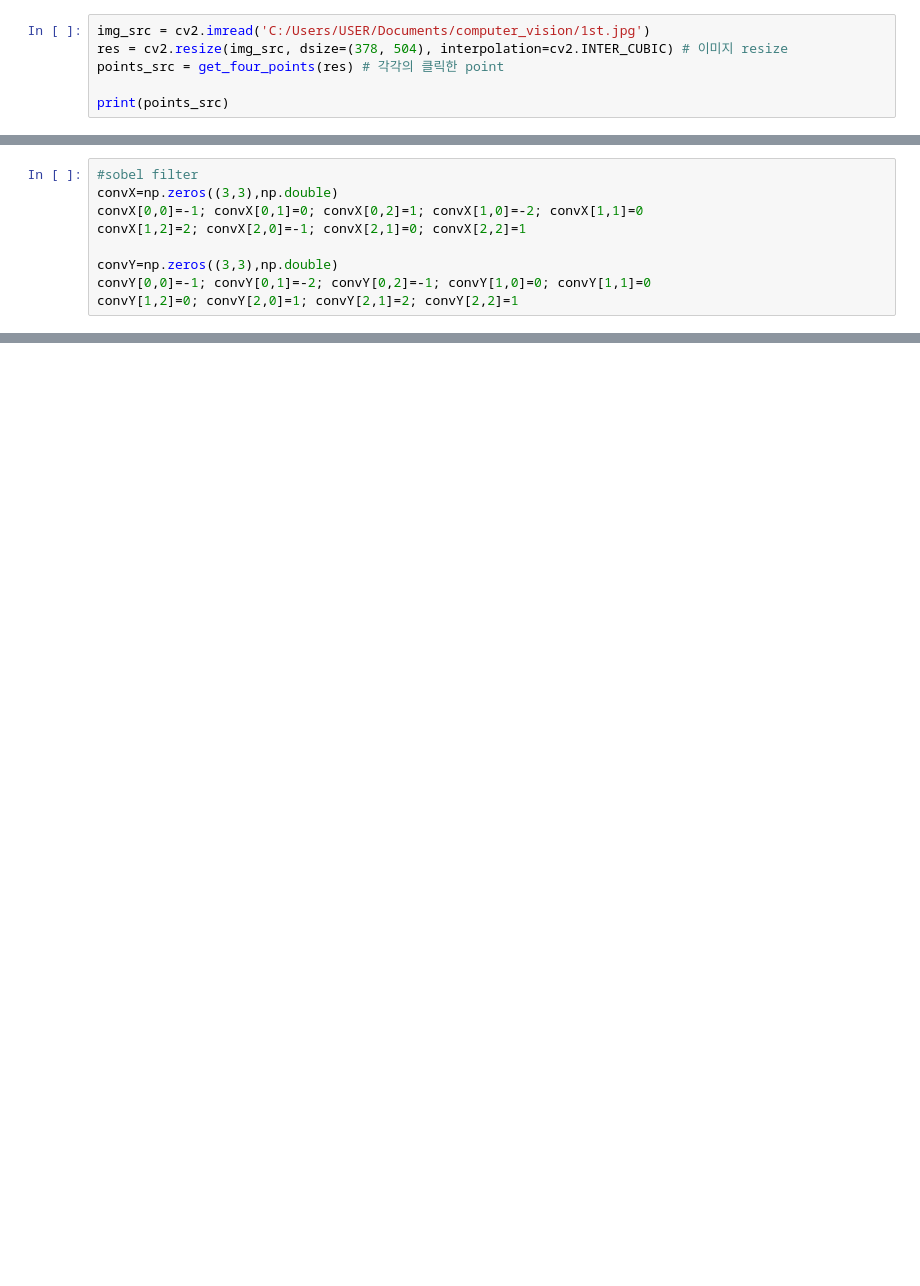
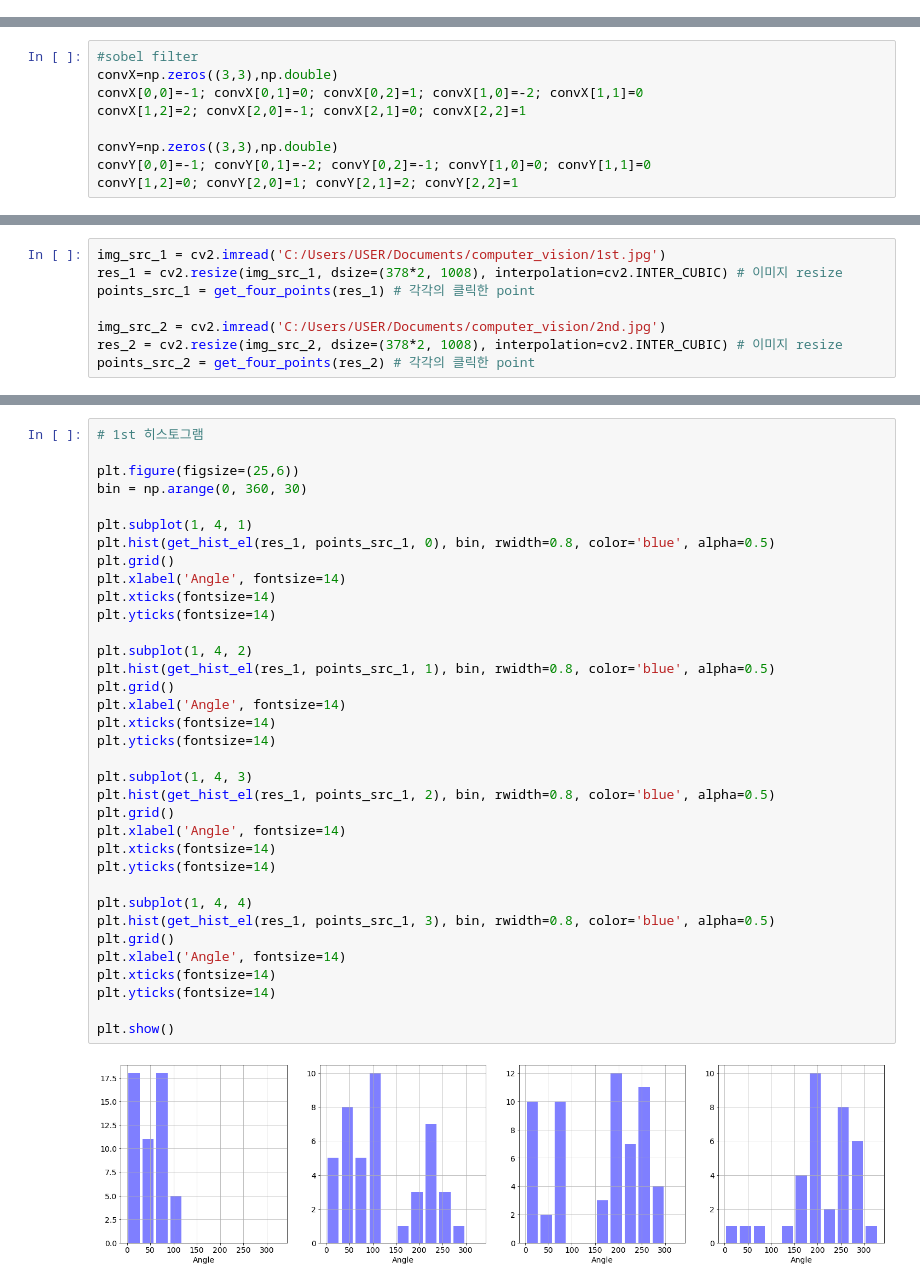
Before and after one commit to leejaeyun94/computer_vision, a Jupyter notebook: project1.ipynb, the cells around one changed output, grey strips where cells are left out. Cells and saved outputs as stored; diff of their text form; blank space fills up the shorter version.

```diff
--- a/project1.ipynb
+++ b/project1.ipynb
@@ -30,9 +29,3 @@ def get_four_points(im):
     #points = np.array(data['points'], dtype=float)
 
     return points
-# %%
-img_src = cv2.imread('C:/Users/USER/Documents/computer_vision/1st.jpg')
-res = cv2.resize(img_src, dsize=(378, 504), interpolation=cv2.INTER_CUBIC) # 이미지 resize
-points_src = get_four_points(res) # 각각의 클릭한 point
-
-print(points_src)
@@ -102,0 +93,8 @@ plt.show()
+# %%
+img_src_1 = cv2.imread('C:/Users/USER/Documents/computer_vision/1st.jpg')
+res_1 = cv2.resize(img_src_1, dsize=(378*2, 1008), interpolation=cv2.INTER_CUBIC) # 이미지 resize
+points_src_1 = get_four_points(res_1) # 각각의 클릭한 point
+
+img_src_2 = cv2.imread('C:/Users/USER/Documents/computer_vision/2nd.jpg')
+res_2 = cv2.resize(img_src_2, dsize=(378*2, 1008), interpolation=cv2.INTER_CUBIC) # 이미지 resize
+points_src_2 = get_four_points(res_2) # 각각의 클릭한 point
@@ -102,0 +145,37 @@ plt.show()
+# %%
+# 1st 히스토그램
+
+plt.figure(figsize=(25,6))
+bin = np.arange(0, 360, 30)
+
+plt.subplot(1, 4, 1)
+plt.hist(get_hist_el(res_1, points_src_1, 0), bin, rwidth=0.8, color='blue', alpha=0.5)
+plt.grid()
+plt.xlabel('Angle', fontsize=14)
+plt.xticks(fontsize=14)
+plt.yticks(fontsize=14)
+
+plt.subplot(1, 4, 2)
+plt.hist(get_hist_el(res_1, points_src_1, 1), bin, rwidth=0.8, color='blue', alpha=0.5)
+plt.grid()
+plt.xlabel('Angle', fontsize=14)
+plt.xticks(fontsize=14)
+plt.yticks(fontsize=14)
+
+plt.subplot(1, 4, 3)
+plt.hist(get_hist_el(res_1, points_src_1, 2), bin, rwidth=0.8, color='blue', alpha=0.5)
+plt.grid()
+plt.xlabel('Angle', fontsize=14)
+plt.xticks(fontsize=14)
+plt.yticks(fontsize=14)
+
+plt.subplot(1, 4, 4)
+plt.hist(get_hist_el(res_1, points_src_1, 3), bin, rwidth=0.8, color='blue', alpha=0.5)
+plt.grid()
+plt.xlabel('Angle', fontsize=14)
+plt.xticks(fontsize=14)
+plt.yticks(fontsize=14)
+
+plt.show()
+# %% [output]
+[figure, added]
```
Also changed, not shown: parts of 15 cells of this notebook.
